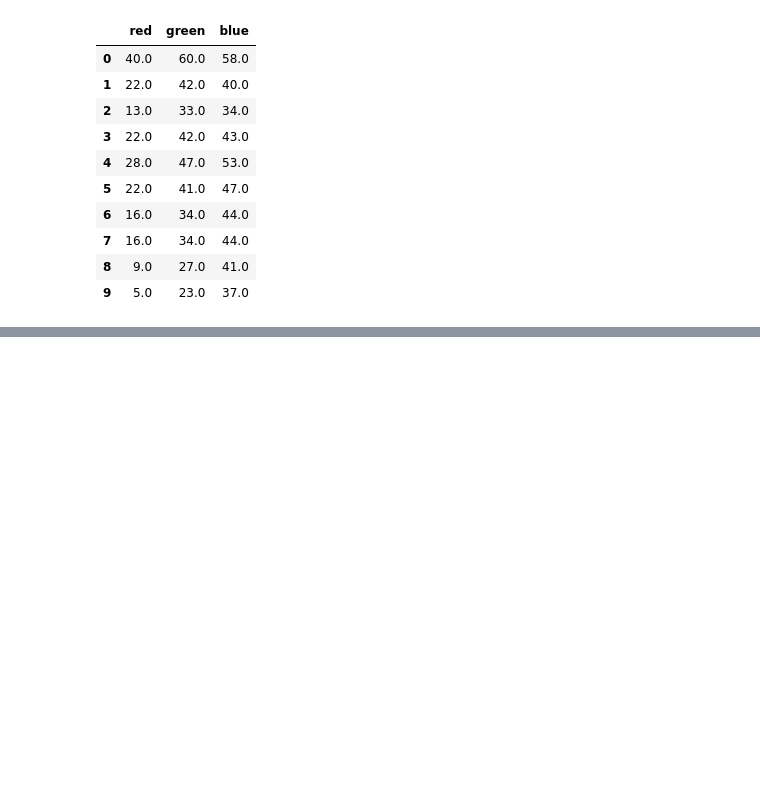
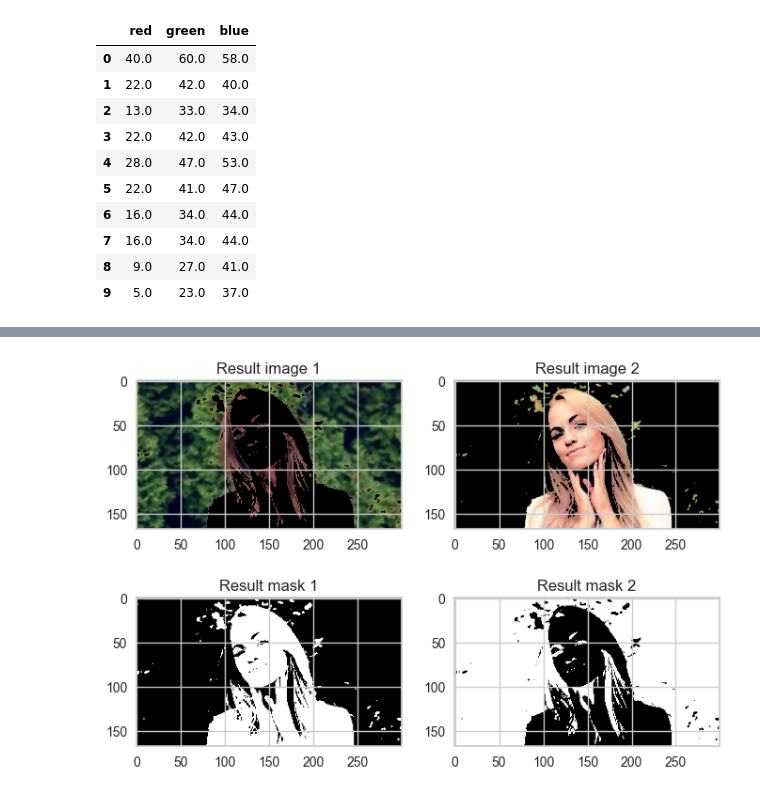
Before and after one commit to lds217/Computer-Vision-Learning, a Jupyter notebook: WEEK3/2/Phân đoạn ảnh với KMean/dat_segmentation_with_kmeans.ipynb, the cells around one changed output, grey strips where cells are left out. Saved outputs shown, nothing was run; the diff lists cells and outputs as text; code cells hidden in the pictures; blank space fills up the shorter version.

```diff
--- a/WEEK3/2/Phân đoạn ảnh với KMean/dat_segmentation_with_kmeans.ipynb
+++ b/WEEK3/2/Phân đoạn ảnh với KMean/dat_segmentation_with_kmeans.ipynb
@@ -98,0 +114,22 @@ TypeError: Invalid shape (50400,) for image data
+# %%
+final_image0 = np.where(final_image==1, 45, 0)
+final_image1 = np.where(final_image==0, 255, 0)
+
+final_image0 = np.uint8(final_image0)
+final_image1 = np.uint8(final_image1)
+
+re0 = cv2.bitwise_and(image, image, mask=final_image0)
+re1 = cv2.bitwise_and(image, image, mask=final_image1)
+
+fig, ((ax1, ax2), (ax3, ax4)) = plt.subplots(2,2)
+ax1.imshow(re0)
+ax1.set_title("Result image 1")
+ax2.imshow(re1)
+ax2.set_title("Result image 2")
+ax3.imshow(final_image0)
+ax3.set_title("Result mask 1")
+ax4.imshow(final_image1)
+ax4.set_title("Result mask 2")
+plt.show()
+# %% [output]
+[figure, added]
```
Also changed, not shown: parts of 3 cells of this notebook, 4 other files.
